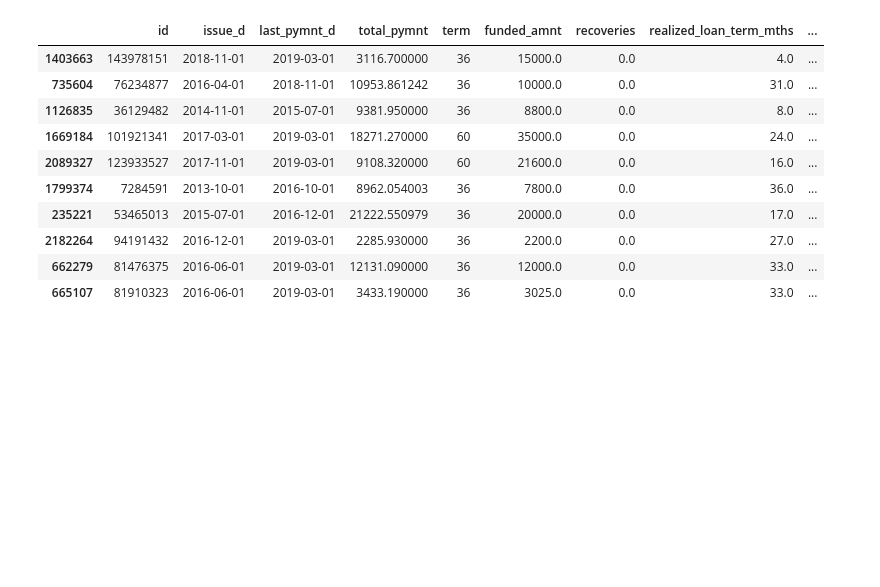
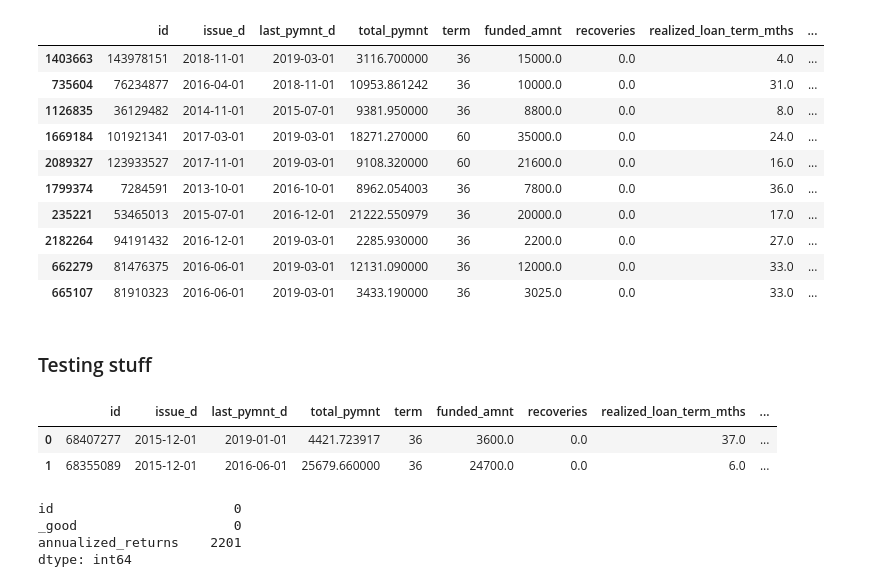
Before and after one commit to simondyates/Lending-Club, a Jupyter notebook: Robert/LC_modelling.ipynb, the cells around one changed output. Drawn from its saved outputs; the diff is of its cells as text; code cells hidden in the pictures; blank space fills up the shorter version.

```diff
--- a/Robert/LC_modelling.ipynb
+++ b/Robert/LC_modelling.ipynb
@@ -156,0 +295,8 @@ ret_df.sample(10)
+# %% [markdown]
+### Testing stuff
+# %%
+ret_df.head(2)
+# %% [output]
+|  | id | issue_d | last_pymnt_d | total_pymnt | term | funded_amnt | recoveries | realized_loan_term_mths | ... |
+| 0 | 68407277 | 2015-12-01 | 2019-01-01 | 4421.723917 | 36 | 3600.0 | 0.0 | 37.0 | ... |
+| 1 | 68355089 | 2015-12-01 | 2016-06-01 | 25679.660000 | 36 | 24700.0 | 0.0 | 6.0 | ... |
@@ -156,0 +313,7 @@ ret_df.sample(10)
+# %%
+my_Y_test.isnull().sum(axis=0)
+# %% [output]
+id                       0
+_good                    0
+annualized_returns    2201
+dtype: int64
```
Also changed, not shown: parts of 24 cells of this notebook.
